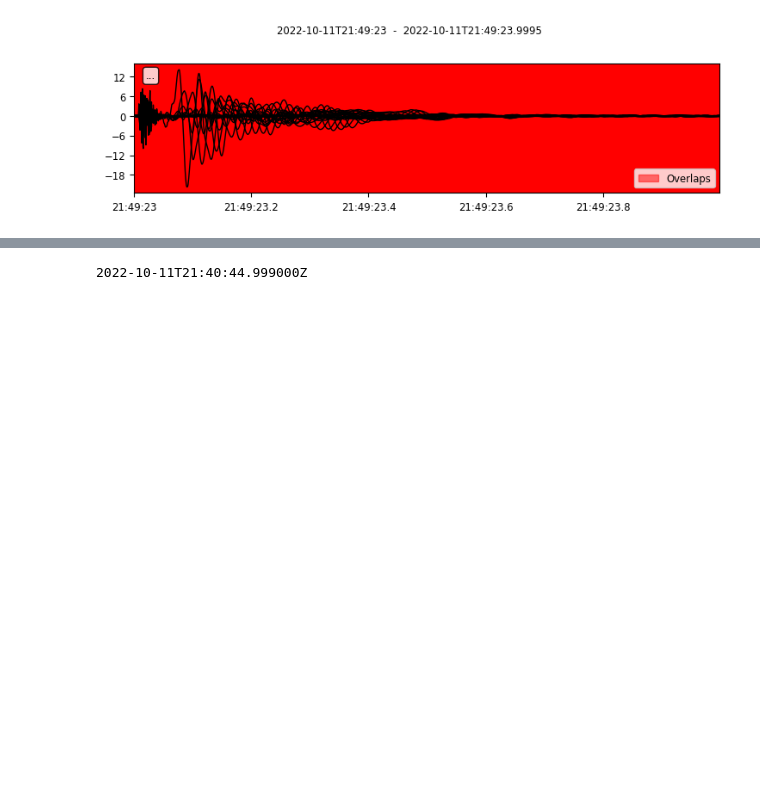
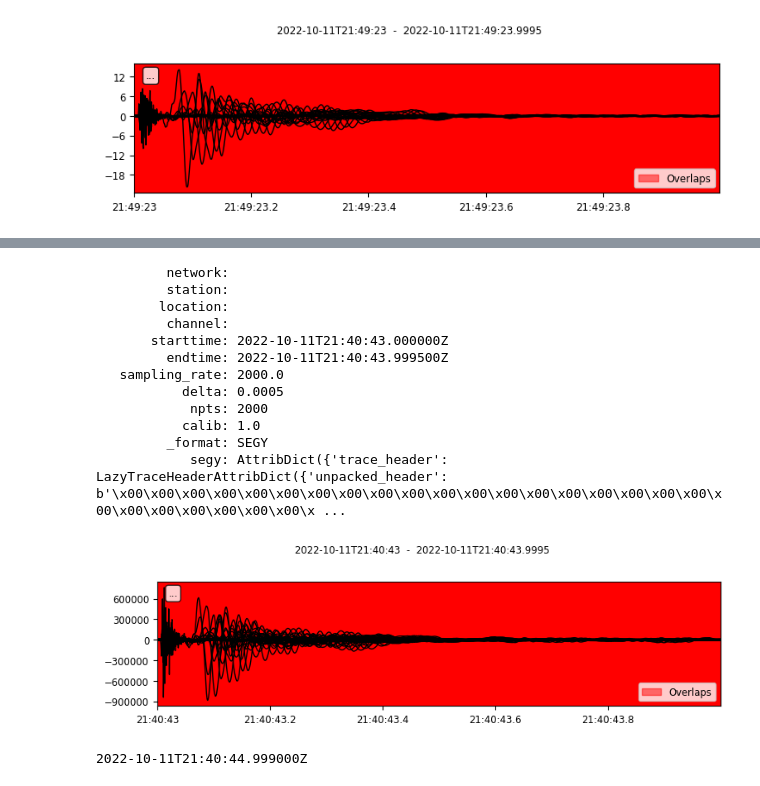
Before and after one commit to R-Grigala/SEG_2_obspy, a Jupyter notebook: seg2_Jupyter.ipynb, the cells around one changed output, grey strips where cells are left out. Cells and saved outputs as stored; diff of their text form; code cells hidden in the pictures; blank space fills up the shorter version.

```diff
--- a/seg2_Jupyter.ipynb
+++ b/seg2_Jupyter.ipynb
@@ -49,3 +79,21 @@ both_stream.plot()
+# %%
+reading_stream = read('both_stream.sgy')
+print(reading_stream[34].stats)
+reading_stream.plot();
+# %% [output]
+         network:
+         station:
+        location:
+         channel:
+       starttime: 2022-10-11T21:40:43.000000Z
+         endtime: 2022-10-11T21:40:43.999500Z
+   sampling_rate: 2000.0
+           delta: 0.0005
+            npts: 2000
+           calib: 1.0
+         _format: SEGY
+            segy: AttribDict({'trace_header': LazyTraceHeaderAttribDict({'unpacked_header': b'\x00\x00\x00\x00\x00\x00\x00\x00\x00\x00\x00\x00\x00\x00\x00\x00\x00\x00\x00\x00\x00\x00\x00\x00\x00\x00\x ...
+[figure, added]
 # %%
 second_data_stream[0].stats['endtime']
 # %% [output]
```
Also changed, not shown: parts of 3 cells of this notebook, 2 other files.
